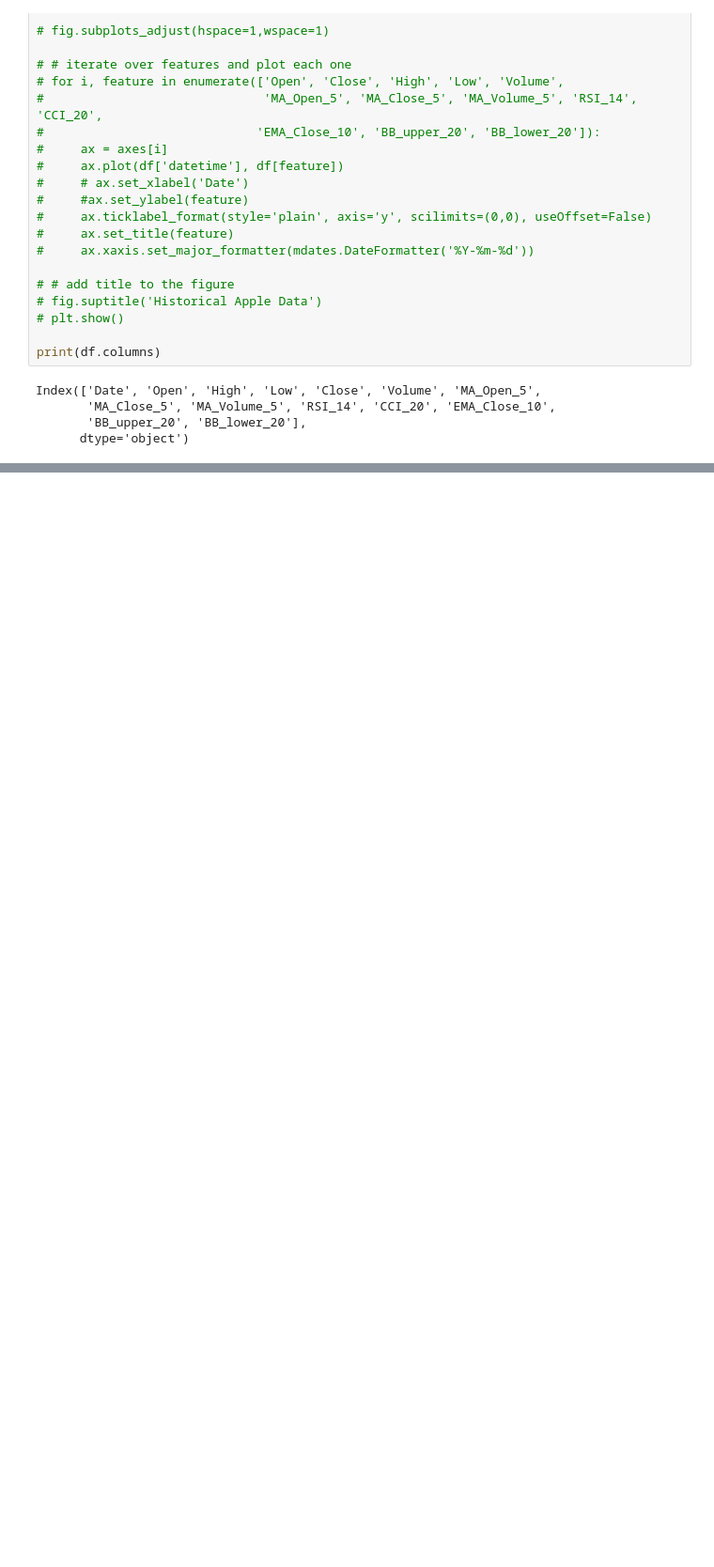
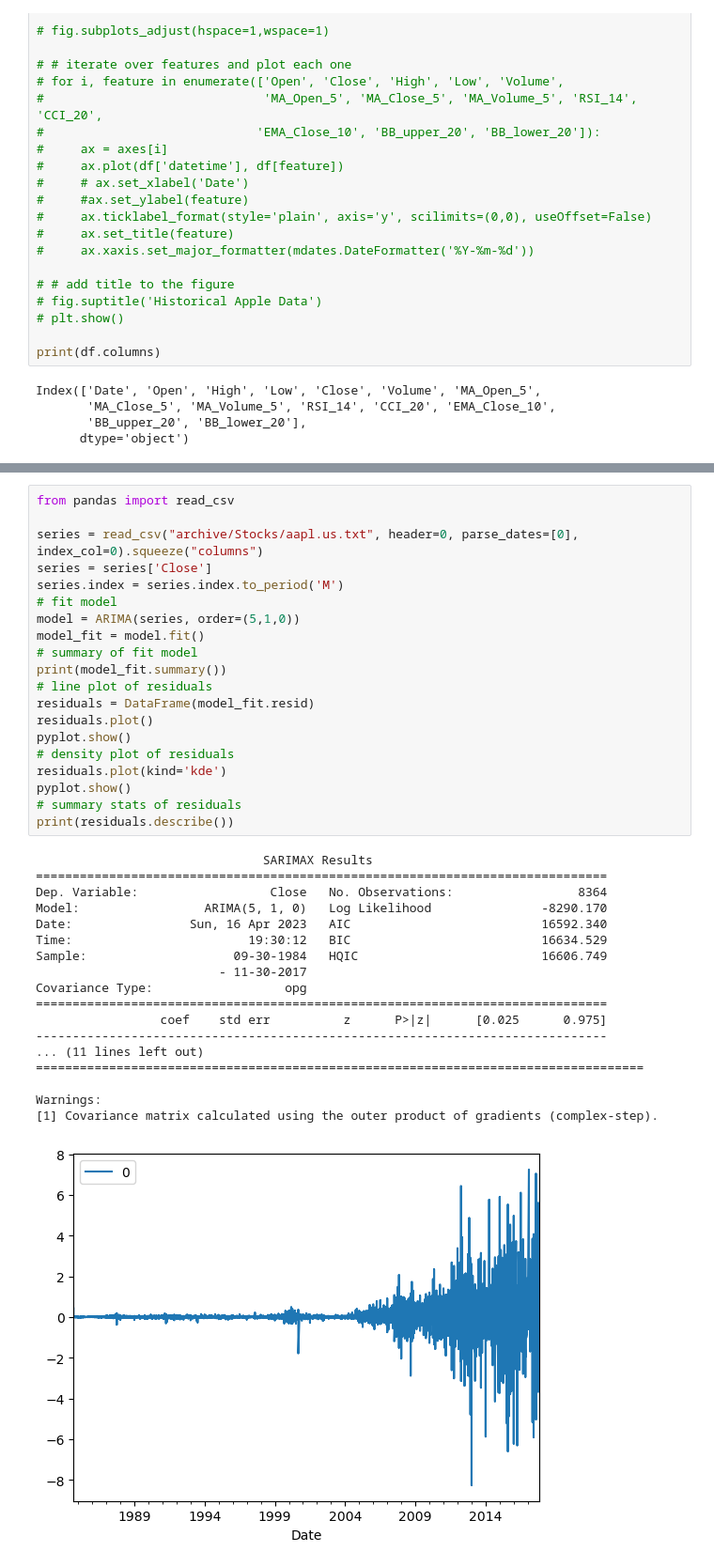
Before and after one commit to OwenKing2/CIS-3715-Final-Project, a Jupyter notebook: dataVisualization.ipynb, the cells around one changed output, grey strips where cells are left out. Shown at 94% size. Cells and saved outputs as stored; diff of their text form; blank space fills up the shorter version.

Commit message:
Adding ARIMA model

```diff
--- a/dataVisualization.ipynb
+++ b/dataVisualization.ipynb
@@ -218,0 +212,39 @@ RMSE: 58.008387373828995
+# %%
+from pandas import read_csv
+
+series = read_csv("archive/Stocks/aapl.us.txt", header=0, parse_dates=[0], index_col=0).squeeze("columns")
+series = series['Close']
+series.index = series.index.to_period('M')
+# fit model
+model = ARIMA(series, order=(5,1,0))
+model_fit = model.fit()
+# summary of fit model
+print(model_fit.summary())
+# line plot of residuals
+residuals = DataFrame(model_fit.resid)
+residuals.plot()
+pyplot.show()
+# density plot of residuals
+residuals.plot(kind='kde')
+pyplot.show()
+# summary stats of residuals
+print(residuals.describe())
+# %% [output]
+                               SARIMAX Results
+==============================================================================
+Dep. Variable:                  Close   No. Observations:                 8364
+Model:                 ARIMA(5, 1, 0)   Log Likelihood               -8290.170
+Date:                Sun, 16 Apr 2023   AIC                          16592.340
+Time:                        19:30:12   BIC                          16634.529
+Sample:                    09-30-1984   HQIC                         16606.749
+                         - 11-30-2017
+Covariance Type:                  opg
+==============================================================================
+                 coef    std err          z      P>|z|      [0.025      0.975]
+------------------------------------------------------------------------------
+... (11 lines left out)
+===================================================================================
+
+Warnings:
+[1] Covariance matrix calculated using the outer product of gradients (complex-step).
+[figure, added]
```
Also changed, not shown: parts of 8 cells of this notebook.
